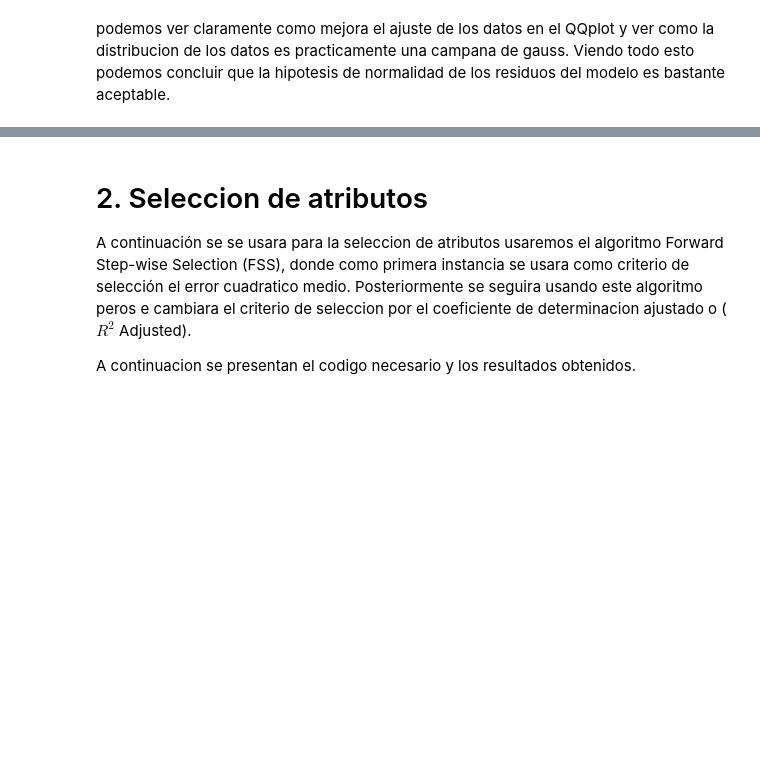
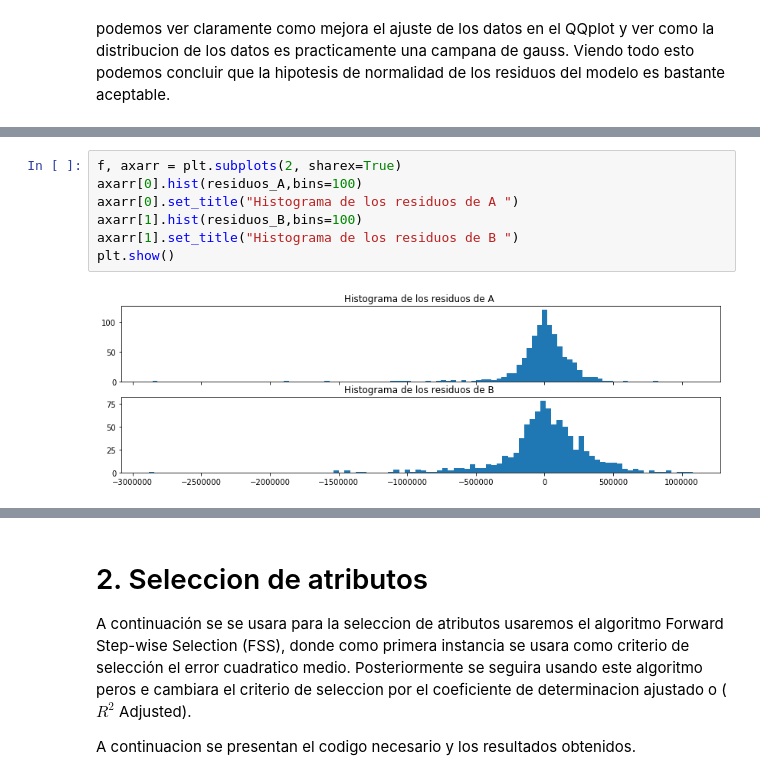
Before and after one commit to VitoVoti/ML_T1_LinReg, a Jupyter notebook: Tarea1 .ipynb, the cells around one changed output, grey strips where cells are left out. Cells and saved outputs as stored; diff of their text form; blank space fills up the shorter version.

```diff
--- a/Tarea1 .ipynb
+++ b/Tarea1 .ipynb
@@ -444,0 +468,9 @@ linreg_A.fit(Xtrain_A,ytrain_A)
+# %%
+f, axarr = plt.subplots(2, sharex=True)
+axarr[0].hist(residuos_A,bins=100)
+axarr[0].set_title("Histograma de los residuos de A ")
+axarr[1].hist(residuos_B,bins=100)
+axarr[1].set_title("Histograma de los residuos de B ")
+plt.show()
+# %% [output]
+[figure, added]
```
Also changed, not shown: parts of 9 cells of this notebook.
